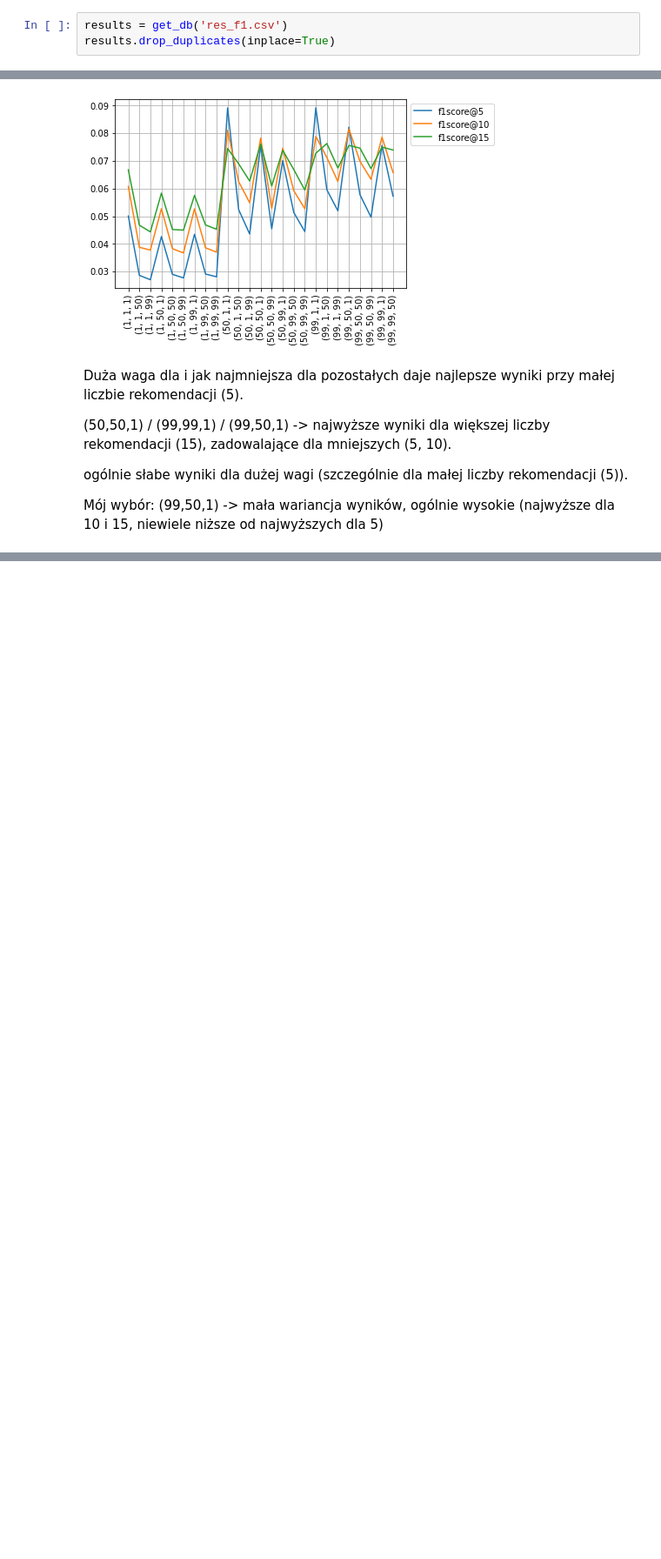
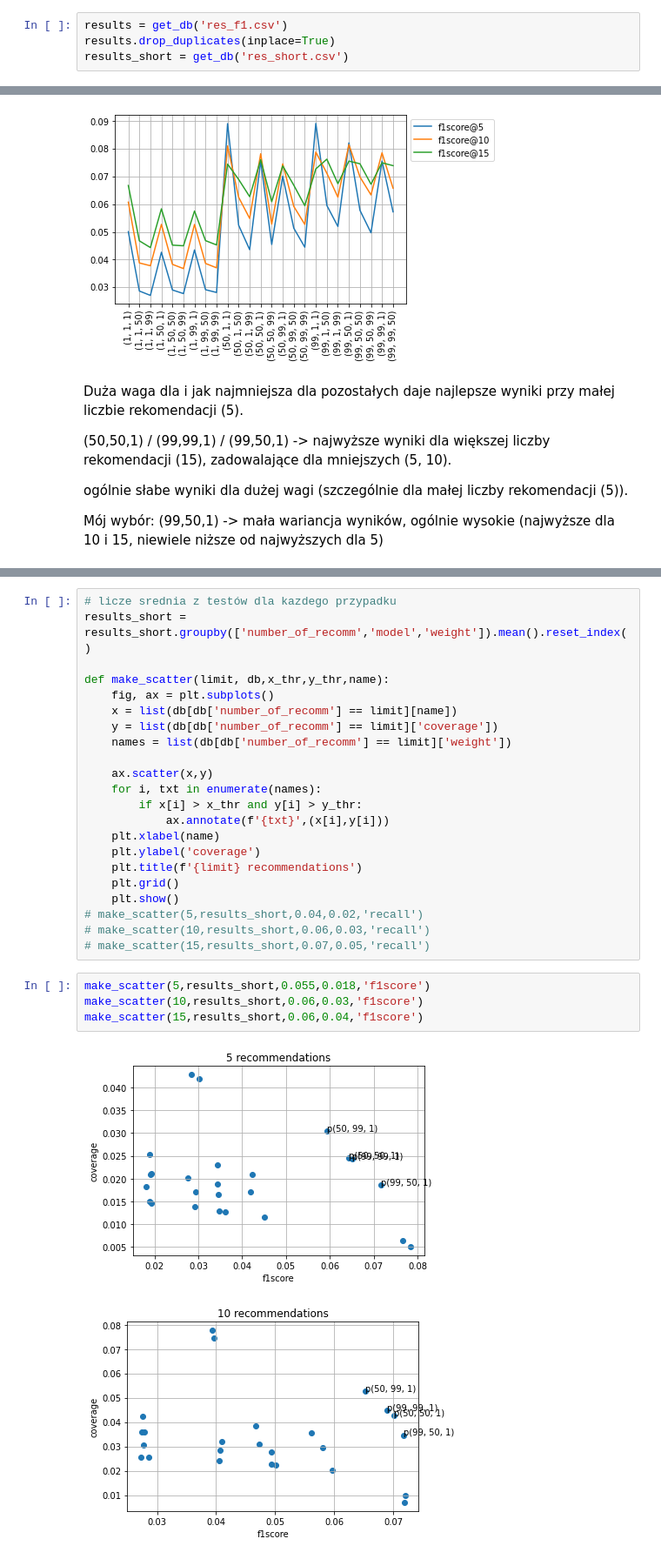
Before and after one commit to amakarewicz/RecommenderSystem, a Jupyter notebook: Piotr/model/period_test/MC_plots.ipynb, the cells around one changed output, grey strips where cells are left out. Shown: that part at 87% size. Drawn from its saved outputs; the diff is of its cells as text; blank space fills up the shorter version.

Commit message:
testing weights

```diff
--- a/Piotr/model/period_test/MC_plots.ipynb
+++ b/Piotr/model/period_test/MC_plots.ipynb
@@ -15,6 +15,7 @@ import seaborn as sns
 # %%
 results = get_db('res_f1.csv')
 results.drop_duplicates(inplace=True)
+results_short = get_db('res_short.csv')
 # %%
 # dodanie f1score
 
@@ -90,0 +103,29 @@ numpy.ndarray
+# %%
+# licze srednia z testów dla kazdego przypadku
+results_short = results_short.groupby(['number_of_recomm','model','weight']).mean().reset_index()
+
+def make_scatter(limit, db,x_thr,y_thr,name):
+    fig, ax = plt.subplots()
+    x = list(db[db['number_of_recomm'] == limit][name])
+    y = list(db[db['number_of_recomm'] == limit]['coverage'])
+    names = list(db[db['number_of_recomm'] == limit]['weight'])
+
+    ax.scatter(x,y)
+    for i, txt in enumerate(names):
+        if x[i] > x_thr and y[i] > y_thr:
+            ax.annotate(f'{txt}',(x[i],y[i]))
+    plt.xlabel(name)
+    plt.ylabel('coverage')
+    plt.title(f'{limit} recommendations')
+    plt.grid()
+    plt.show()
+# make_scatter(5,results_short,0.04,0.02,'recall')
+# make_scatter(10,results_short,0.06,0.03,'recall')
+# make_scatter(15,results_short,0.07,0.05,'recall')
+# %%
+make_scatter(5,results_short,0.055,0.018,'f1score')
+make_scatter(10,results_short,0.06,0.03,'f1score')
+make_scatter(15,results_short,0.06,0.04,'f1score')
+# %% [output]
+[figure, added]
+[figure, added]
```
Also changed, not shown: parts of 3 cells of this notebook, 8 other files.
